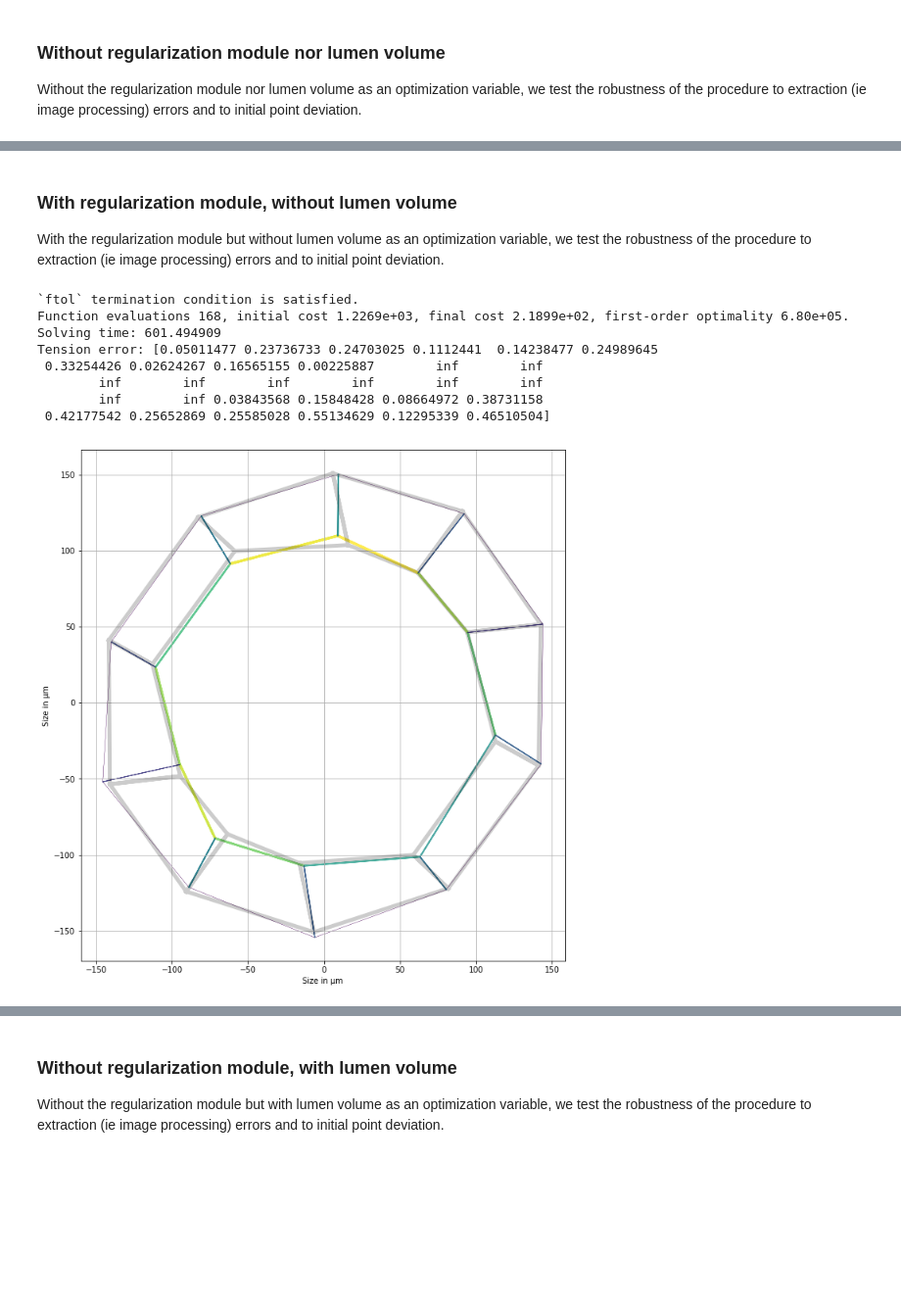
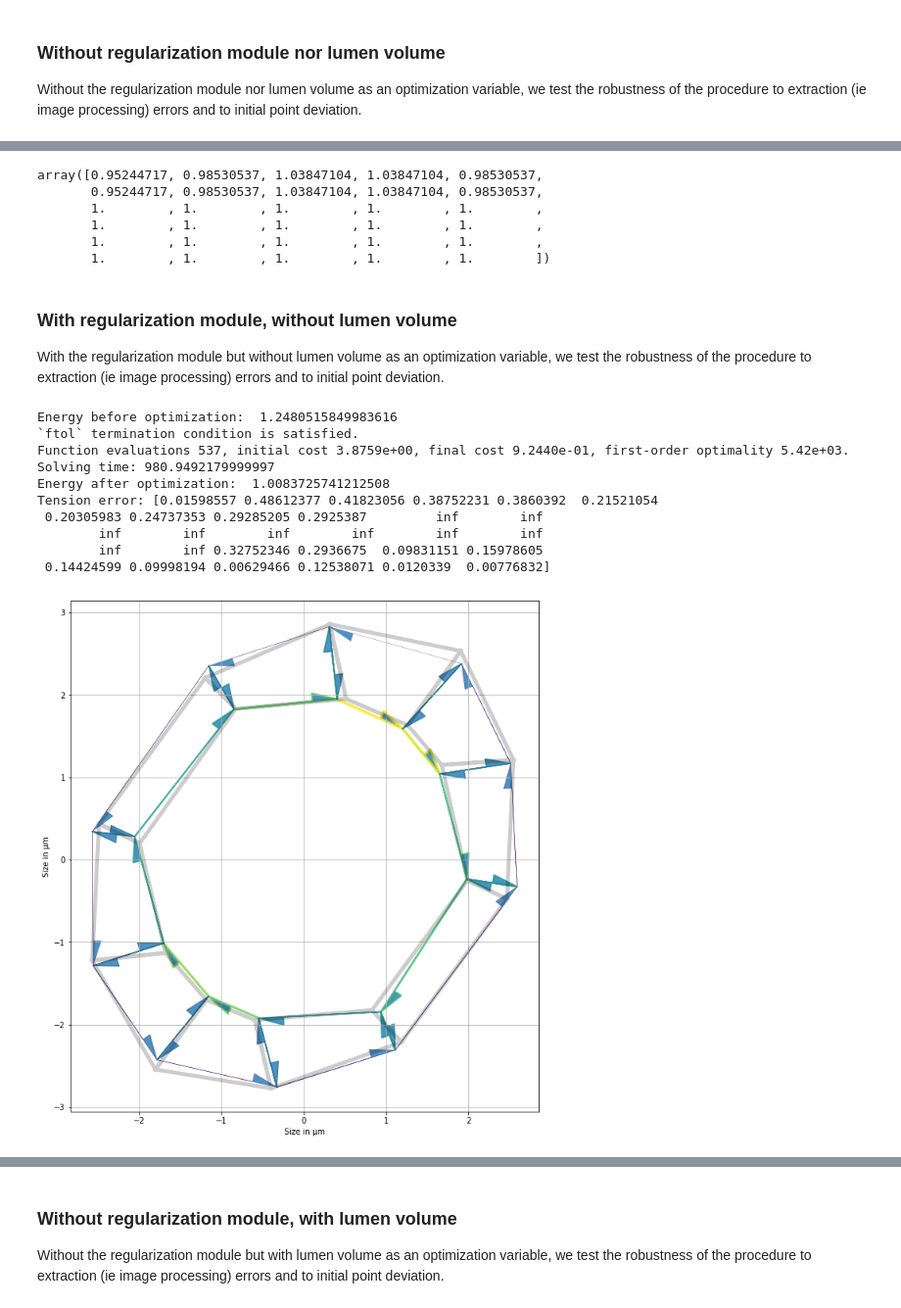
Before and after one commit to felixquinton/tyssue-taylor, a Jupyter notebook: notebooks/Quick test pipeline.ipynb, the cells around one changed output, grey strips where cells are left out. Shown at 98% size. Saved outputs shown, nothing was run; the diff lists cells and outputs as text; code cells hidden in the pictures; blank space fills up the shorter version.

```diff
--- a/notebooks/Quick test pipeline.ipynb
+++ b/notebooks/Quick test pipeline.ipynb
@@ -28,3 +30,9 @@ Error: IPOPT shared library failed to import
+# %%
+def get_sequence(seed, theta, shape):
+    np.random.seed(seed)
+
+    return np.random.normal(1.0, theta, shape)
+seed = 1553
 # %% [markdown]
 Generate the theoritical organoïd
 # %%
@@ -87,18 +95,14 @@ Creating a printing function
 # %%
 def print_tensions(exp_organo, th_organo):
     draw_specs = sheet_spec()
-
-    edge_color = np.array([1/max(exp_organo.edge_df.line_tension)*l for l in exp_organo.edge_df.line_tension])
-
+    tension_max = np.max(exp_organo.edge_df.line_tension.values.copy())
+    edge_color = 1/tension_max*exp_organo.edge_df.line_tension.values.copy()
     cmap = plt.cm.get_cmap('viridis')
     edge_cmap = cmap(edge_color)
     draw_specs['vert']['visible'] = False
-    draw_specs['edge']['color'] = edge_cmap #[0, 0, 0, 1]
-    #draw_specs['edge']['color'] = [0, 0, 0, 0.2]
-
-    draw_specs['edge']['width'] = 0.25+3*np.array([1/max(exp_organo.edge_df.line_tension)*l for l in exp_organo.edge_df.line_tension])
+    draw_specs['edge']['color'] = edge_cmap
+    draw_specs['edge']['width'] = 0.25+3*edge_color
     fig, ax = quick_edge_draw(th_organo, lw=5, c='k', alpha=0.2)
-
     fig, ax = sheet_view(exp_organo, ax=ax, **draw_specs)
     fig.set_size_inches(12, 12)
     plt.xlabel('Size in µm')
@@ -115,9 +119,9 @@ energy_opt = {'options': {'gtol': 1e-5, 'ftol': 1e-5}}
 
 bfgs_opt = {'method': 'bfgs','options': {'gtol':1e-1,'ftol': 1e-5}}
 trf_opt = {'bounds': ([-1e-8]*(3*organo.Nf),[1000]*(3*organo.Nf)),
-           'method': 'trf','xtol':1e-15,'ftol': 1e-8, 'verbose': 2}
-lm_opt = {'method': 'lm','xtol':1e-15,'ftol': 1e-8, 'verbose': 1}
-psqp_opt = {'lb': 0, 'ub': 1e6, 'method': 'PSQP'}
+           'method': 'trf','xtol':1e-8,'ftol': 1e-5, 'verbose': 2}
+lm_opt = {'method': 'lm','xtol':1e-8,'ftol': 1e-5, 'verbose': 1}
+psqp_opt = {'lb': 0, 'ub': 1e6, 'method': 'PSQP', 'output_path': './PSQP_normal_constraint.out'}
 
 reg_weight = 1e-3
 theta = 0.02
@@ -129,6 +159,6 @@ Then we run the optimization procedure, which gives us an experimental organoïd
 # %%
 noisy = organo.copy()
 initial_guess = organo.edge_df.line_tension[:3*organo.Nf].copy()
-noisy.vert_df.loc[:, ('x','y')] *= np.random.normal(1.0,theta,(noisy.Nv,2))
+noisy.vert_df.loc[:, ('x','y')] *= get_sequence(10,theta,(noisy.Nv,2))
 geom.update_all(noisy)
 # %% [markdown]
@@ -543,25 +595,38 @@ Tension error: [5.68658337e-07 2.56778011e-01 4.74930134e-01 4.74928044e-01
+# %%
+real_tensions
+# %% [output]
+array([0.95244717, 0.98530537, 1.03847104, 1.03847104, 0.98530537,
+       0.95244717, 0.98530537, 1.03847104, 1.03847104, 0.98530537,
+       1.        , 1.        , 1.        , 1.        , 1.        ,
+       1.        , 1.        , 1.        , 1.        , 1.        ,
+       1.        , 1.        , 1.        , 1.        , 1.        ,
+       1.        , 1.        , 1.        , 1.        , 1.        ])
 # %% [markdown]
 ### With regularization module, without lumen volume
 With the regularization module but without lumen volume as an optimization variable, we test the robustness of the procedure to extraction (ie image processing) errors and to initial point deviation.
 # %%
 start = time.clock()
 copy_lm_r_nl = organo.copy()
-res = adjust_tensions(copy_lm_r_nl, initial_guess,
-                      {'dic':{'apical' : True, 'basal': True}, 'weight':reg_weight},
-                      energy_opt, **lm_opt)
-copy_lm_r_nl.edge_df.line_tension = prepare_tensions(copy_lm_r_nl,res.x)
+print('Energy before optimization: ', model.compute_energy(copy_lm_r_nl, False))
+resc_lm_r_nl = adjust_tensions(copy_lm_r_nl, initial_guess,
+                              {'dic':{'apical' : True, 'basal': True}, 'weight':reg_weight},
+                              energy_opt, **lm_opt)
+copy_lm_r_nl.edge_df.line_tension = prepare_tensions(copy_lm_r_nl, resc_lm_r_nl.x)
 Solver.find_energy_min(copy_lm_r_nl, geom, model)
 print('Solving time: '+str(time.clock()-start))
-print('Tension error: '+str(np.divide(np.abs(organo.edge_df.line_tension[:3*organo.Nf].values-res.x),
+print('Energy after optimization: ', model.compute_energy(copy_lm_r_nl, False))
+print('Tension error: '+str(np.divide(np.abs(organo.edge_df.line_tension[:3*organo.Nf].values-resc_lm_r_nl.x),
                                              organo.edge_df.line_tension[:3*organo.Nf].values)))
 print_tensions(copy_lm_r_nl, organo)
 # %% [output]
+Energy before optimization:  1.2480515849983616
 `ftol` termination condition is satisfied.
-Function evaluations 168, initial cost 1.2269e+03, final cost 2.1899e+02, first-order optimality 6.80e+05.
-Solving time: 601.494909
-Tension error: [0.05011477 0.23736733 0.24703025 0.1112441  0.14238477 0.24989645
- 0.33254426 0.02624267 0.16565155 0.00225887        inf        inf
+Function evaluations 537, initial cost 3.8759e+00, final cost 9.2440e-01, first-order optimality 5.42e+03.
+Solving time: 980.9492179999997
+Energy after optimization:  1.0083725741212508
+Tension error: [0.01598557 0.48612377 0.41823056 0.38752231 0.3860392  0.21521054
+ 0.20305983 0.24737353 0.29285205 0.2925387         inf        inf
         inf        inf        inf        inf        inf        inf
-        inf        inf 0.03843568 0.15848428 0.08664972 0.38731158
- 0.42177542 0.25652869 0.25585028 0.55134629 0.12295339 0.46510504]
+        inf        inf 0.32752346 0.2936675  0.09831151 0.15978605
+ 0.14424599 0.09998194 0.00629466 0.12538071 0.0120339  0.00776832]
-[figure, old version]
+[figure, new version]
```
Also changed, not shown: parts of 37 cells of this notebook, 5 other files.
